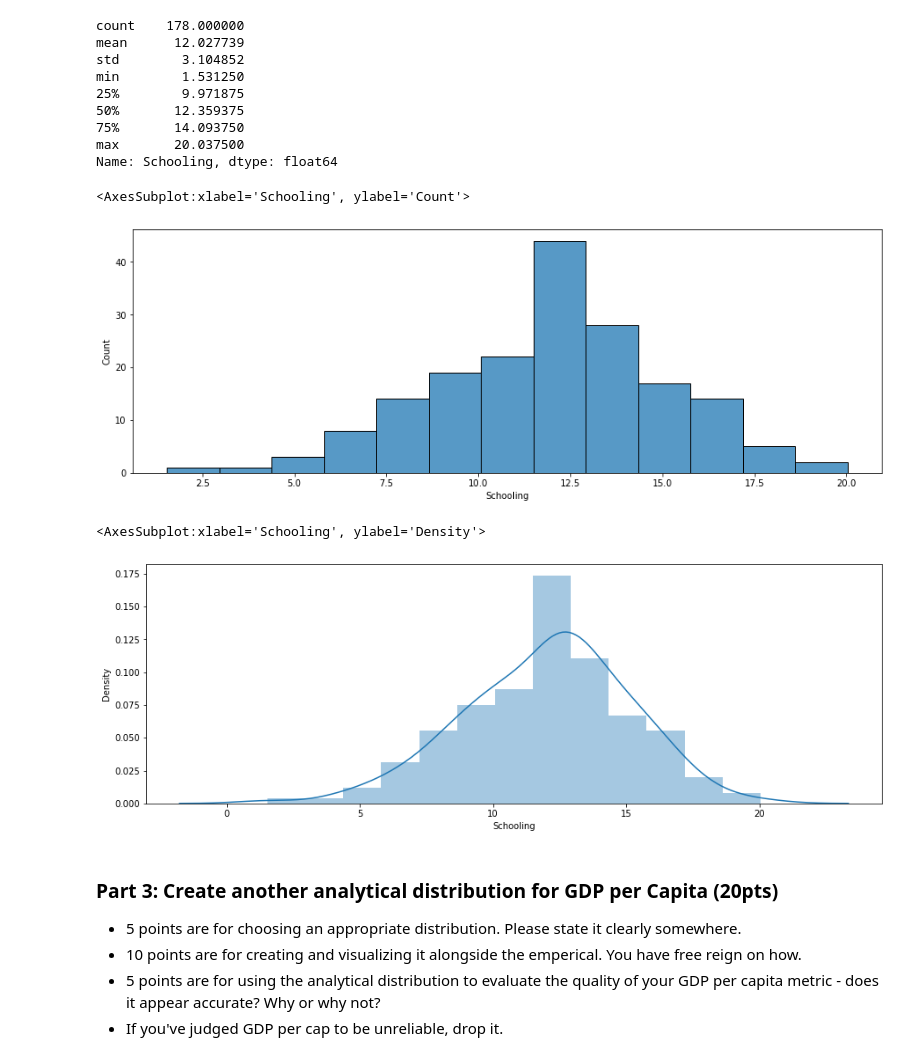
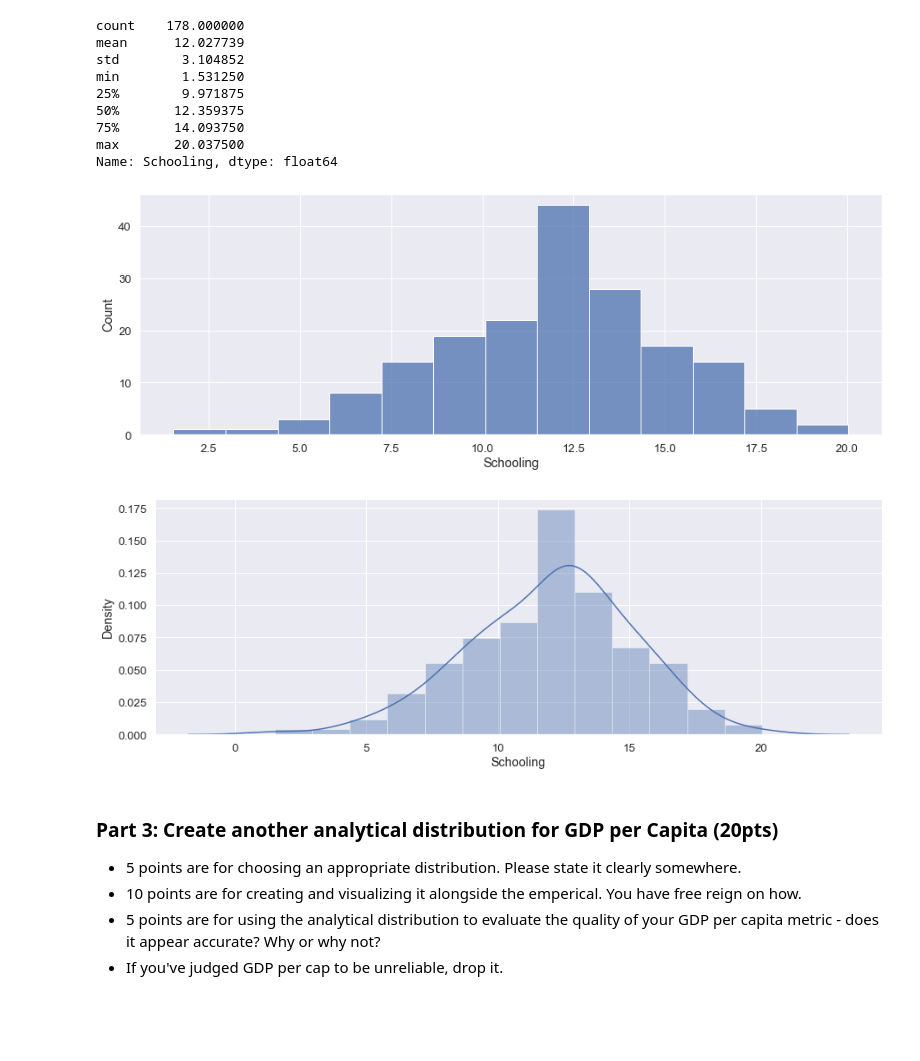
Before and after one commit to SidhST12/BSIP_Assignment_2_Students, a Jupyter notebook: stats_asn_2_start.ipynb, the cells around one changed output. Drawn from its saved outputs; the diff is of its cells as text; code cells hidden in the pictures; blank space fills up the shorter version.

```diff
--- a/stats_asn_2_start.ipynb
+++ b/stats_asn_2_start.ipynb
@@ -12,6 +12,7 @@ import thinkstats2
 import matplotlib.pyplot as plt
 import seaborn as sns
 plt.rcParams["figure.figsize"] = (15,5)
+sns.set(style="darkgrid", font_scale=1.2)
 # %%
 #chapter-10
 # %% [markdown]
@@ -152,4 +159,5 @@ NameError: name 'scipy' is not defined
 #Make an emperical CDF
 cdf_es = thinkstats2.Cdf(dfs)
 thinkplot.Cdf(cdf_es)
+sns.set(style="darkgrid", font_scale=1.2)
 # %% [output]
@@ -163,4 +170,5 @@ NameError: name 'scipy' is not defined
 s_cdf = thinkstats2.Cdf(dfLE["Schooling"])
 thinkplot.Cdf(s_cdf)
 sns.ecdfplot(data=dfLE["Schooling"])
+sns.set(style="darkgrid", font_scale=1.2)
 # %% [output]
@@ -210,15 +217,15 @@ def bigGraph(df_in, columnName,rnd=0):
 #bigGraph(dfs,"Schooling",-3)
 # %%
 sns.histplot(dfs)
+sns.set(style="darkgrid", font_scale=1.2)
 # %% [output]
-<AxesSubplot:xlabel='Schooling', ylabel='Count'>
-[figure, old version]
+[figure, new version]
 # %%
 
 sns.distplot(dfs)
+sns.set(style="darkgrid", font_scale=1.2)
 # %% [output]
-<AxesSubplot:xlabel='Schooling', ylabel='Density'>
-[figure, old version]
+[figure, new version]
 # %% [markdown]
 ### Part 3: Create another analytical distribution for GDP per Capita (20pts)
 
```
Also changed, not shown: parts of 5 cells of this notebook.
